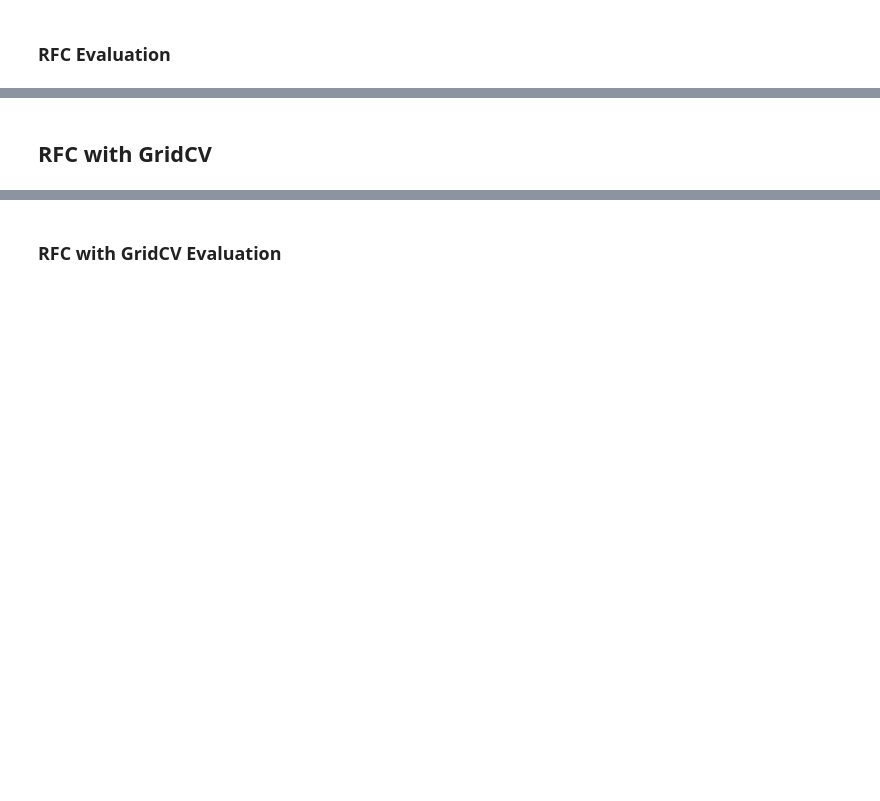
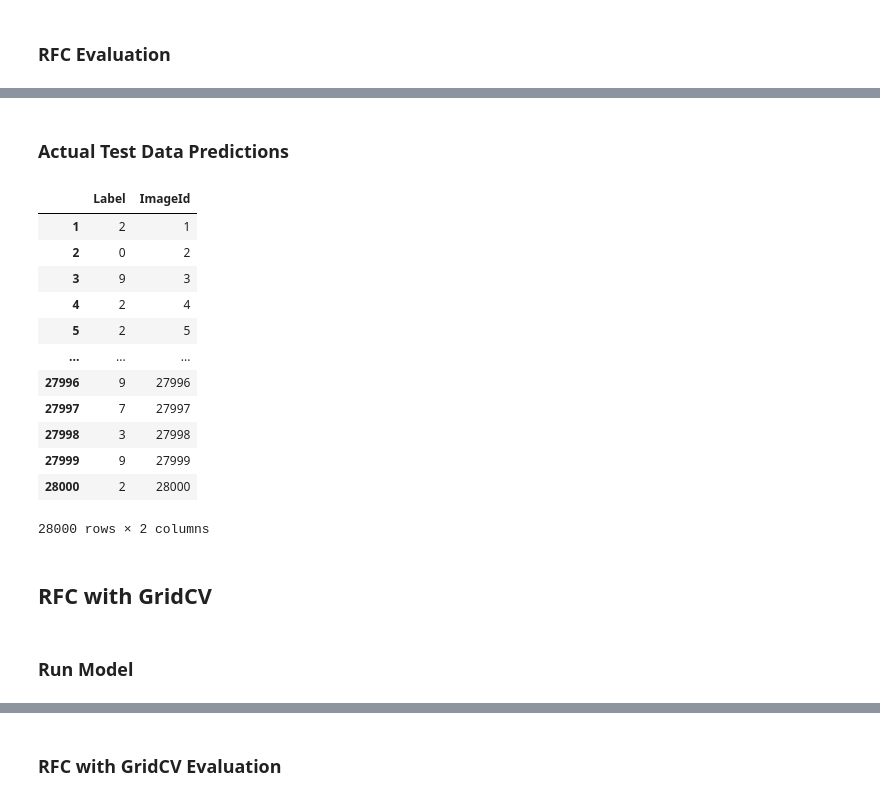
Before and after one commit to oimartin/MNIST_Digit_Recognizer, a Jupyter notebook: digits_notebook.ipynb, the cells around one changed output, grey strips where cells are left out. Saved outputs shown, nothing was run; the diff lists cells and outputs as text; code cells hidden in the pictures; blank space fills up the shorter version.

```diff
--- a/digits_notebook.ipynb
+++ b/digits_notebook.ipynb
@@ -145,10 +147,12 @@ def run_model (model, model_name, x_data, y_data, gridcv=False,params=None):
     print(f"{model_name} took {runtime} seconds or {round((runtime/60),4)} minutes to run.")
   return fitted_model, runtime
 
-def submitted (prediction):
-  df = pd.DataFrame(prediction).rename(columns={0: 'label'})
+def submitted (fitted_model,model_name):
+  pred = fitted_model.predict(test)
+  df = pd.DataFrame(pred).rename(columns={0: 'Label'})
   df.index += 1
   df['ImageId'] = df.index
+  df.to_csv(f"{model_name}_pred.csv", index=False)
   return df
 
 def prediction (fitted_model, x_feat):
@@ -242,8 +246,28 @@ eval_classification(test_pred_RFC, labels_test, X_test, 'LG', 'Test')
   FPR [0.         0.09340659 0.21978022 0.33516484 0.43406593 0.51098901
  0.63736264 0.73076923 0.86263736 0.86263736 1.        ]
   TPR [0. 0. 0. 0. 0. 0. 0. 0. 0. 1. 1.]
+# %% [markdown]
+### Actual Test Data Predictions
+# %%
+submitted(RFC_model, 'RFC')
+# %% [output]
+|  | Label | ImageId |
+| 1 | 2 | 1 |
+| 2 | 0 | 2 |
+| 3 | 9 | 3 |
+| 4 | 2 | 4 |
+| 5 | 2 | 5 |
+| ... | ... | ... |
+| 27996 | 9 | 27996 |
+| 27997 | 7 | 27997 |
+| 27998 | 3 | 27998 |
+| 27999 | 9 | 27999 |
+| 28000 | 2 | 28000 |
+28000 rows × 2 columns
 # %% [markdown]
 ## RFC with GridCV
+# %% [markdown]
+### Run Model
 # %%
 parameters = {'n_estimators':[50,100,200,400],
               'criterion': ('gini', 'entropy'),
```
Also changed, not shown: parts of 14 cells of this notebook.
